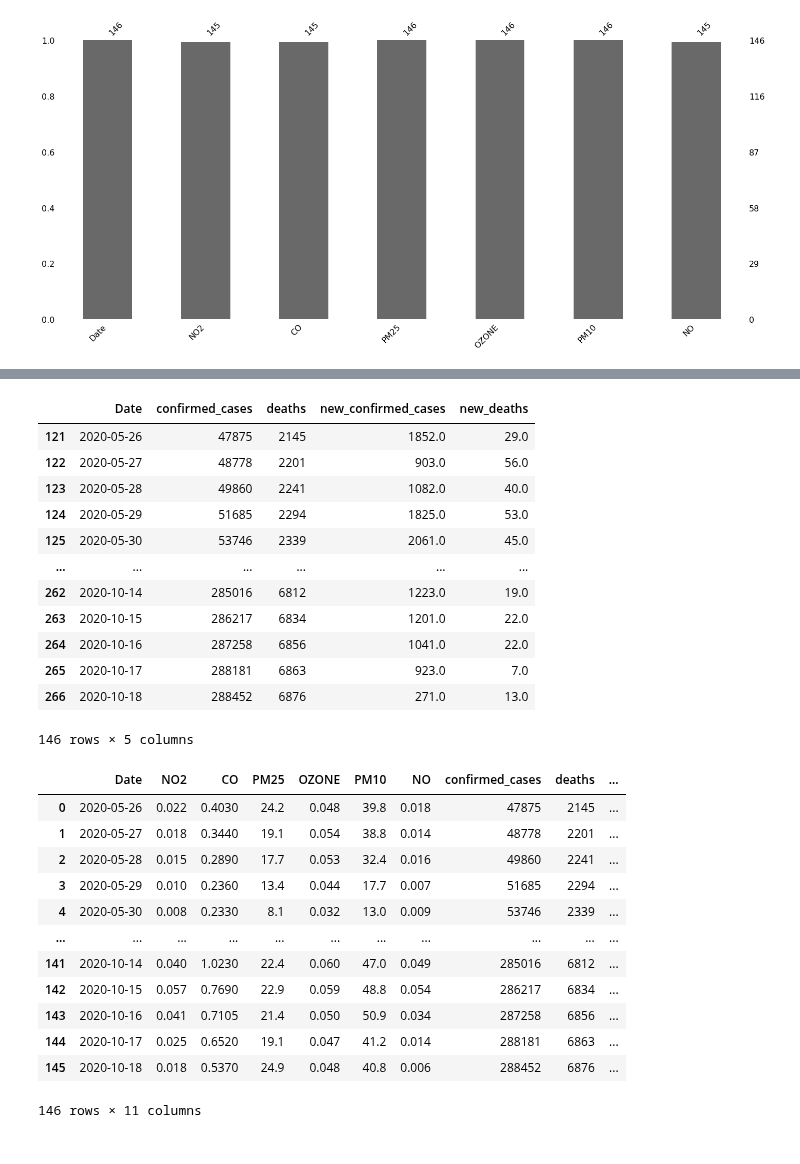
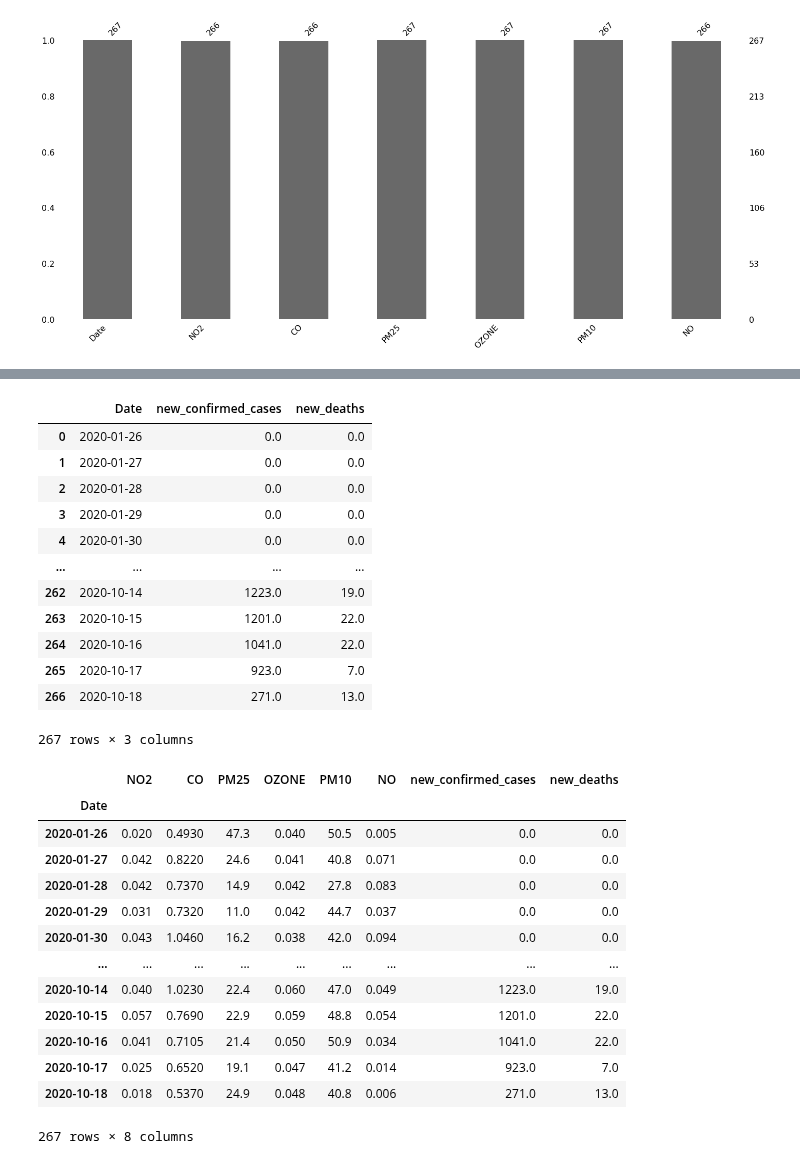
Before and after one commit to kevinmarlis/air-pollution-and-health, a Jupyter notebook: Covid/Covid ML.ipynb, the cells around one changed output, grey strips where cells are left out. Saved outputs shown, nothing was run; the diff lists cells and outputs as text; code cells hidden in the pictures.

```diff
--- a/Covid/Covid ML.ipynb
+++ b/Covid/Covid ML.ipynb
@@ -10,7 +18,8 @@ from datetime import datetime
 # %% [markdown]
 #### Data from https://www.arb.ca.gov/aqmis2/display.php?year=2020&param=PM25&units=001&statistic=DAVG&county_name=19-Los+Angeles&basin=--AIR+BASIN--&latitude=--PART+OF+STATE--&std15=&o3switch=new&hours=all&ptype=aqd&mon=&day=&report=AREA1YR&order=&btnsubmit=Update+Display
 # %%
-start_date = '2020-05-26'
+# Covid data began collecting on 2020-01-26
+start_date = '2020-01-26'
 end_date = '2020-10-18'
 # %%
 def get_values(file_path, datelist):
@@ -31,7 +40,7 @@ def get_values(file_path, datelist):
         values.append(value)
     return values
 # %%
-data_dir = '/Users/kevinmarlis/Developer/Thesis/Covid/Daily 2020 air data/AQMD data/'
+data_dir = '/Users/kevinmarlis/Developer/Thesis/Covid/AQMD data/'
 files = os.listdir(data_dir)
 
 data ={}
@@ -88,8 +97,8 @@ data_df
 # %%
 #https://raw.githubusercontent.com/datadesk/california-coronavirus-data/master/latimes-county-totals.csv
-target_df = pd.read_csv('/Users/kevinmarlis/Developer/Thesis/Covid/Daily 2020 air data/latimes-county-totals.csv')
+target_df = pd.read_csv('/Users/kevinmarlis/Developer/Thesis/Covid/latimes-county-totals.csv')
 target_df = target_df[target_df['county'] == 'Los Angeles']
-target_df = target_df[['date', 'confirmed_cases', 'deaths', 'new_confirmed_cases', 'new_deaths']]
+target_df = target_df[['date', 'new_confirmed_cases', 'new_deaths']]
 target_df = target_df.rename(columns={"date": "Date"})
 target_df["Date"] = pd.to_datetime(target_df["Date"])
 target_df = target_df.sort_values("Date", ignore_index=True)
@@ -97,36 +106,38 @@ target_df = target_df[(target_df['Date'] >= start_date) & (target_df['Date'] <=
 target_df = target_df.interpolate(method ='linear', limit_direction ='backward', limit = 1)
 target_df
 # %% [output]
-|  | Date | confirmed_cases | deaths | new_confirmed_cases | new_deaths |
-| 121 | 2020-05-26 | 47875 | 2145 | 1852.0 | 29.0 |
-| 122 | 2020-05-27 | 48778 | 2201 | 903.0 | 56.0 |
-| 123 | 2020-05-28 | 49860 | 2241 | 1082.0 | 40.0 |
-| 124 | 2020-05-29 | 51685 | 2294 | 1825.0 | 53.0 |
-| 125 | 2020-05-30 | 53746 | 2339 | 2061.0 | 45.0 |
-| ... | ... | ... | ... | ... | ... |
-| 262 | 2020-10-14 | 285016 | 6812 | 1223.0 | 19.0 |
-| 263 | 2020-10-15 | 286217 | 6834 | 1201.0 | 22.0 |
-| 264 | 2020-10-16 | 287258 | 6856 | 1041.0 | 22.0 |
-| 265 | 2020-10-17 | 288181 | 6863 | 923.0 | 7.0 |
-| 266 | 2020-10-18 | 288452 | 6876 | 271.0 | 13.0 |
+|  | Date | new_confirmed_cases | new_deaths |
+| 0 | 2020-01-26 | 0.0 | 0.0 |
+| 1 | 2020-01-27 | 0.0 | 0.0 |
+| 2 | 2020-01-28 | 0.0 | 0.0 |
+| 3 | 2020-01-29 | 0.0 | 0.0 |
+| 4 | 2020-01-30 | 0.0 | 0.0 |
+| ... | ... | ... | ... |
+| 262 | 2020-10-14 | 1223.0 | 19.0 |
+| 263 | 2020-10-15 | 1201.0 | 22.0 |
+| 264 | 2020-10-16 | 1041.0 | 22.0 |
+| 265 | 2020-10-17 | 923.0 | 7.0 |
+| 266 | 2020-10-18 | 271.0 | 13.0 |
-146 rows × 5 columns
+267 rows × 3 columns
 # %%
 df = pd.merge(left=data_df, right=target_df)
+df = df.set_index('Date', drop=True)
 df
 # %% [output]
-|  | Date | NO2 | CO | PM25 | OZONE | PM10 | NO | confirmed_cases | deaths | ... |
-| 0 | 2020-05-26 | 0.022 | 0.4030 | 24.2 | 0.048 | 39.8 | 0.018 | 47875 | 2145 | ... |
-| 1 | 2020-05-27 | 0.018 | 0.3440 | 19.1 | 0.054 | 38.8 | 0.014 | 48778 | 2201 | ... |
-| 2 | 2020-05-28 | 0.015 | 0.2890 | 17.7 | 0.053 | 32.4 | 0.016 | 49860 | 2241 | ... |
-| 3 | 2020-05-29 | 0.010 | 0.2360 | 13.4 | 0.044 | 17.7 | 0.007 | 51685 | 2294 | ... |
-| 4 | 2020-05-30 | 0.008 | 0.2330 | 8.1 | 0.032 | 13.0 | 0.009 | 53746 | 2339 | ... |
-| ... | ... | ... | ... | ... | ... | ... | ... | ... | ... | ... |
-| 141 | 2020-10-14 | 0.040 | 1.0230 | 22.4 | 0.060 | 47.0 | 0.049 | 285016 | 6812 | ... |
-| 142 | 2020-10-15 | 0.057 | 0.7690 | 22.9 | 0.059 | 48.8 | 0.054 | 286217 | 6834 | ... |
-| 143 | 2020-10-16 | 0.041 | 0.7105 | 21.4 | 0.050 | 50.9 | 0.034 | 287258 | 6856 | ... |
-| 144 | 2020-10-17 | 0.025 | 0.6520 | 19.1 | 0.047 | 41.2 | 0.014 | 288181 | 6863 | ... |
-| 145 | 2020-10-18 | 0.018 | 0.5370 | 24.9 | 0.048 | 40.8 | 0.006 | 288452 | 6876 | ... |
+|  | NO2 | CO | PM25 | OZONE | PM10 | NO | new_confirmed_cases | new_deaths |
+| Date |  |  |  |  |  |  |  |  |
+| 2020-01-26 | 0.020 | 0.4930 | 47.3 | 0.040 | 50.5 | 0.005 | 0.0 | 0.0 |
+| 2020-01-27 | 0.042 | 0.8220 | 24.6 | 0.041 | 40.8 | 0.071 | 0.0 | 0.0 |
+| 2020-01-28 | 0.042 | 0.7370 | 14.9 | 0.042 | 27.8 | 0.083 | 0.0 | 0.0 |
+| 2020-01-29 | 0.031 | 0.7320 | 11.0 | 0.042 | 44.7 | 0.037 | 0.0 | 0.0 |
+| 2020-01-30 | 0.043 | 1.0460 | 16.2 | 0.038 | 42.0 | 0.094 | 0.0 | 0.0 |
+| ... | ... | ... | ... | ... | ... | ... | ... | ... |
+| 2020-10-14 | 0.040 | 1.0230 | 22.4 | 0.060 | 47.0 | 0.049 | 1223.0 | 19.0 |
+| 2020-10-15 | 0.057 | 0.7690 | 22.9 | 0.059 | 48.8 | 0.054 | 1201.0 | 22.0 |
+| 2020-10-16 | 0.041 | 0.7105 | 21.4 | 0.050 | 50.9 | 0.034 | 1041.0 | 22.0 |
+| 2020-10-17 | 0.025 | 0.6520 | 19.1 | 0.047 | 41.2 | 0.014 | 923.0 | 7.0 |
+| 2020-10-18 | 0.018 | 0.5370 | 24.9 | 0.048 | 40.8 | 0.006 | 271.0 | 13.0 |
-146 rows × 11 columns
+267 rows × 8 columns
 # %%
 msno.bar(df)
 # %% [output]
```
Also changed, not shown: parts of 16 cells of this notebook, 9 other files.
